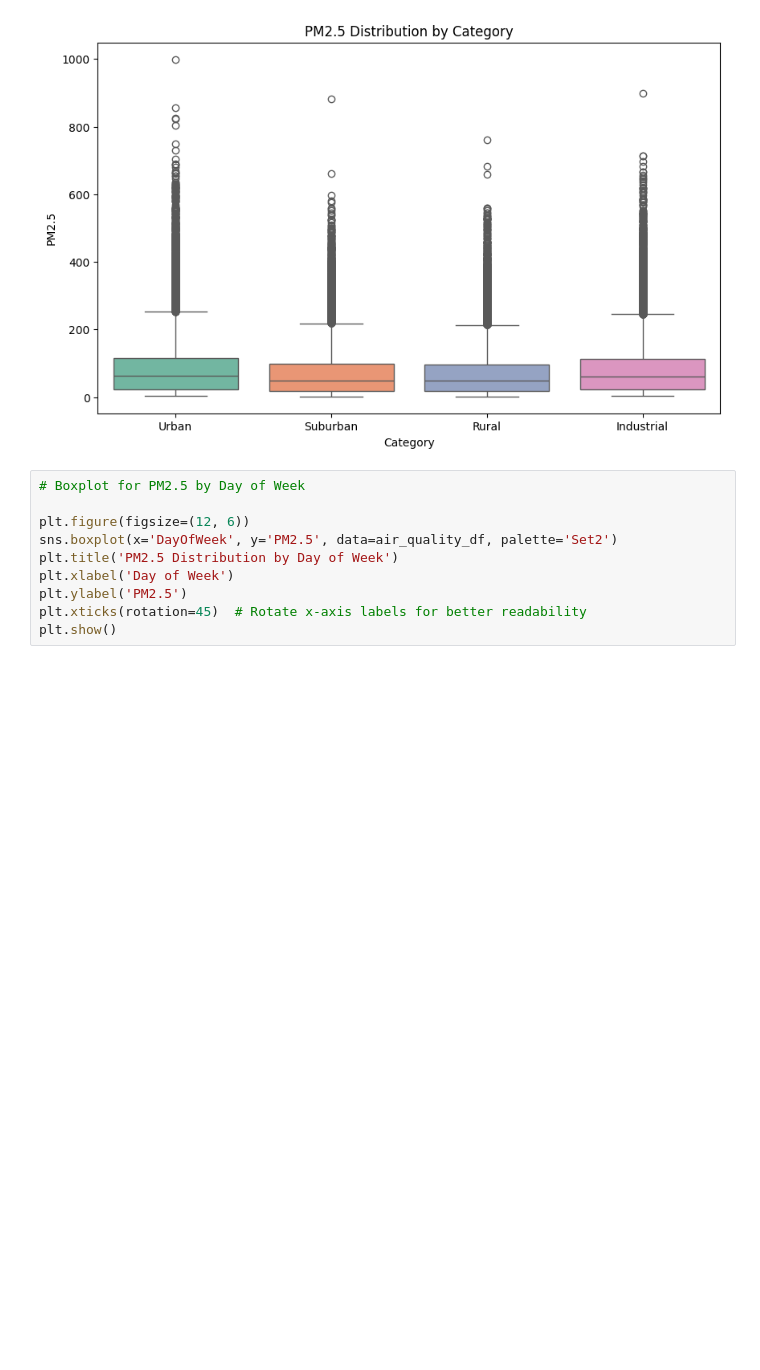
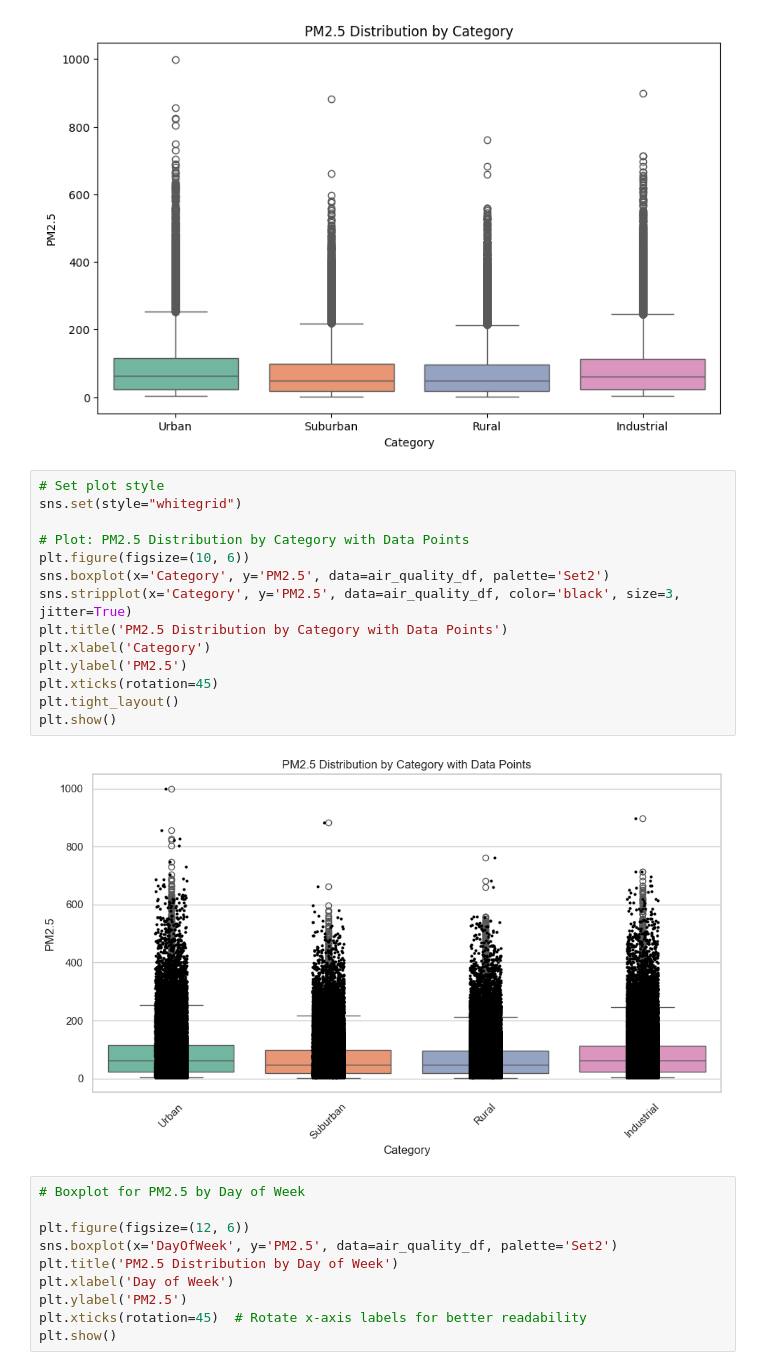
Before and after one commit to himshisehi/CMP7005_Programming-_for_Data_Analysis, a Jupyter notebook: st20317251_CMP7005_PRAC1.ipynb, the cells around one changed output. Saved outputs shown, nothing was run; the diff lists cells and outputs as text; blank space fills up the shorter version.

```diff
--- a/st20317251_CMP7005_PRAC1.ipynb
+++ b/st20317251_CMP7005_PRAC1.ipynb
@@ -471,6 +471,22 @@ plt.ylabel('PM2.5')
 plt.show()
 # %% [output]
 [figure]
+# %%
+# Set plot style
+sns.set(style="whitegrid")
+
+# Plot: PM2.5 Distribution by Category with Data Points
+plt.figure(figsize=(10, 6))
+sns.boxplot(x='Category', y='PM2.5', data=air_quality_df, palette='Set2')
+sns.stripplot(x='Category', y='PM2.5', data=air_quality_df, color='black', size=3, jitter=True)
+plt.title('PM2.5 Distribution by Category with Data Points')
+plt.xlabel('Category')
+plt.ylabel('PM2.5')
+plt.xticks(rotation=45)
+plt.tight_layout()
+plt.show()
+# %% [output]
+[figure, added]
 # %%
 # Boxplot for PM2.5 by Day of Week
 
```
Also changed, not shown: parts of 3 cells of this notebook, 1 other file.
